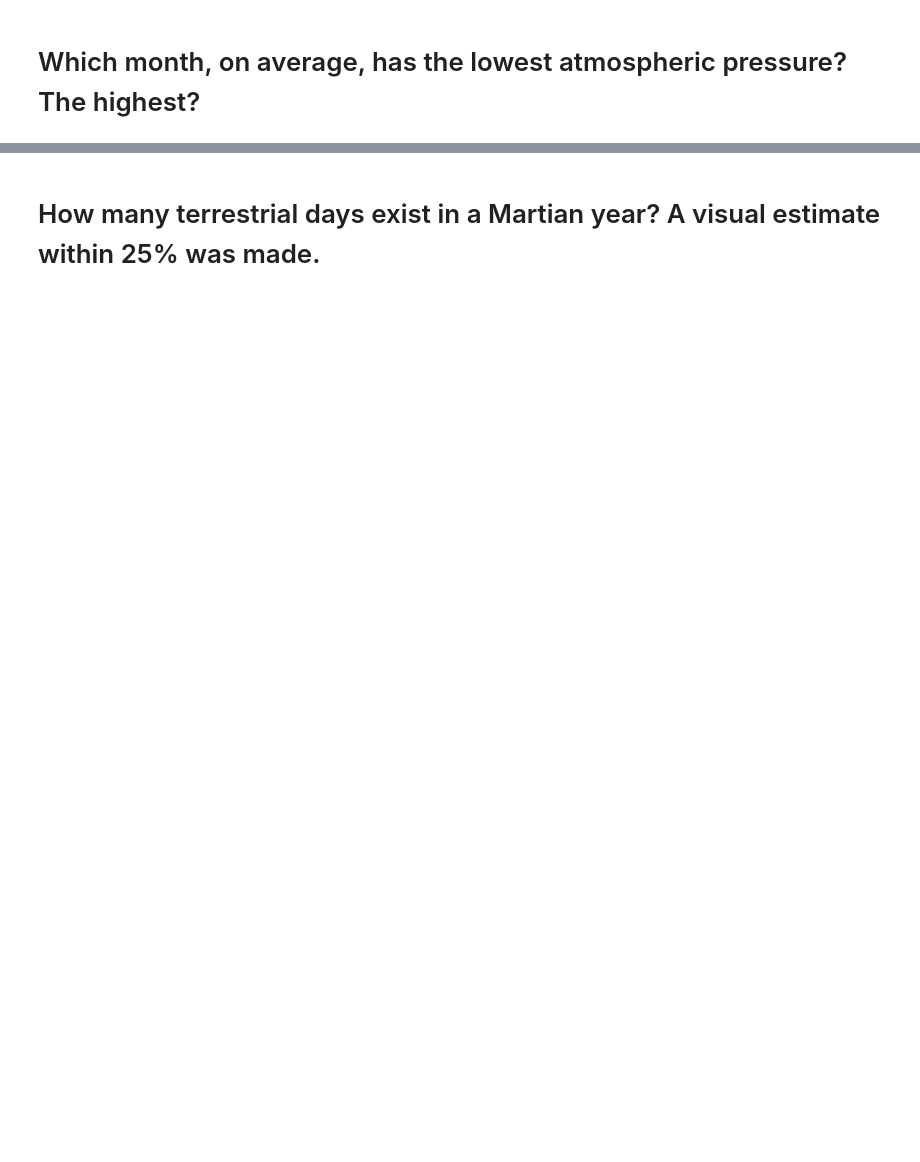
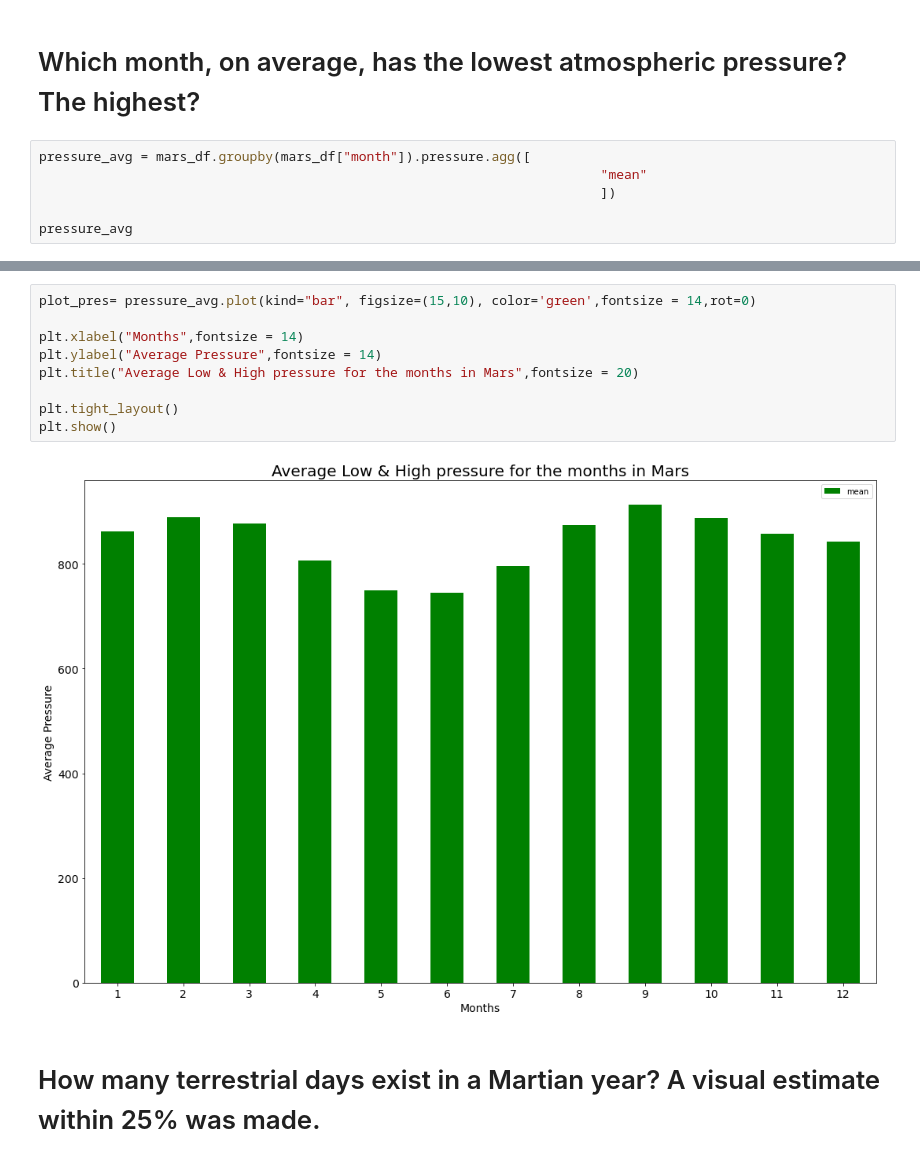
Before and after one commit to Master-Leo/Web-Scraping-Challenge, a Jupyter notebook: mars_data_challenge_part_2.ipynb, the cells around one changed output, grey strips where cells are left out. Saved outputs shown, nothing was run; the diff lists cells and outputs as text; blank space fills up the shorter version.

```diff
--- a/mars_data_challenge_part_2.ipynb
+++ b/mars_data_challenge_part_2.ipynb
@@ -121,2 +153,8 @@ Name: month, dtype: int64
 # %% [markdown]
 # Which month, on average, has the lowest atmospheric pressure? The highest?
+# %%
+pressure_avg = mars_df.groupby(mars_df["month"]).pressure.agg([
+                                                                        "mean"
+                                                                        ])
+
+pressure_avg
@@ -123,2 +176,13 @@ Name: month, dtype: int64
+# %%
+plot_pres= pressure_avg.plot(kind="bar", figsize=(15,10), color='green',fontsize = 14,rot=0)
+
+plt.xlabel("Months",fontsize = 14)
+plt.ylabel("Average Pressure",fontsize = 14)
+plt.title("Average Low & High pressure for the months in Mars",fontsize = 20)
+
+plt.tight_layout()
+plt.show()
+# %% [output]
+[figure, added]
 # %% [markdown]
 # How many terrestrial days exist in a Martian year? A visual estimate within 25% was made.
```
Also changed, not shown: parts of 3 cells of this notebook.
